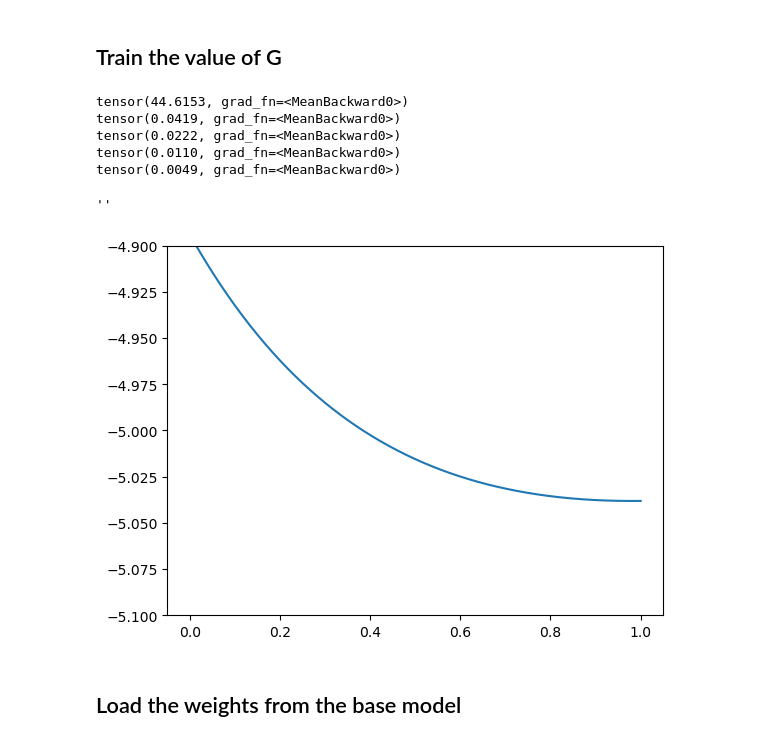
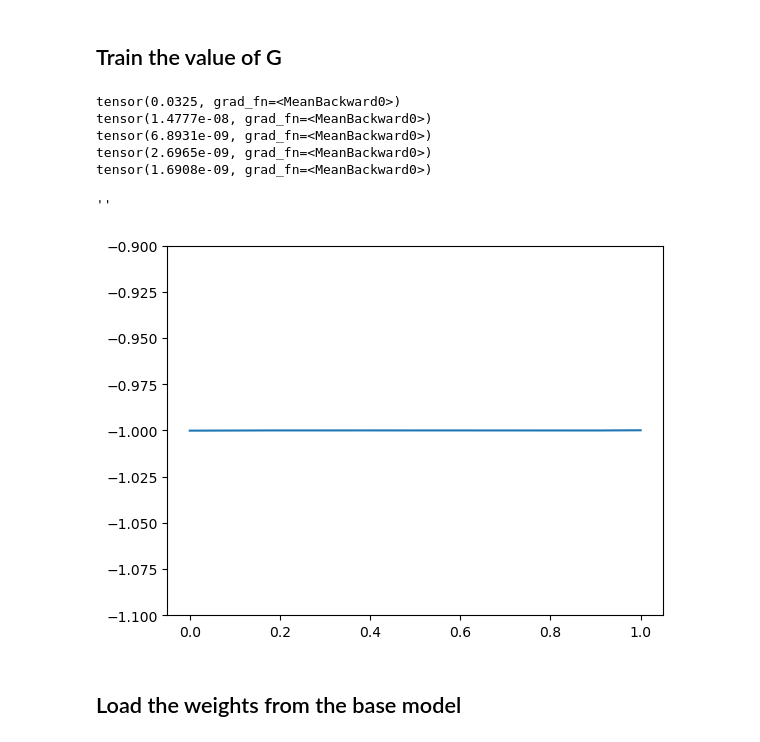
Before and after one commit to AlejandroPenacho/PINN-Project, a Jupyter notebook: pinn_approach.ipynb, the cells around one changed output. Drawn from its saved outputs; the diff is of its cells as text; code cells hidden in the pictures.

```diff
--- a/pinn_approach.ipynb
+++ b/pinn_approach.ipynb
@@ -352,34 +307,34 @@ g_model = neural.NNWithG(layers, [1, 10, 10, 1])
 # %%
 optimizer = torch.optim.Adam(g_model.parameters())
 x_array = torch.linspace(0, 1, 300).reshape(1, -1)
 
 for epoch in range(5000):
     optimizer.zero_grad()
-    loss = torch.mean(torch.square(g_model.compute_g(x_array) + 5))
+    loss = torch.mean(torch.square(g_model.compute_g(x_array) + 1))
     loss.backward()
     optimizer.step()
     if epoch % 1000 == 0:
         print(loss)
 
 with torch.no_grad():
     y_test = g_model.compute_g(x_array).detach()
 
 fig, ax = plt.subplots()
 ax.plot(
     x_array.reshape(-1),
     y_test.reshape(-1)
 )
 
-ax.set_ylim(-5.1, -4.9)
+ax.set_ylim(-1.1, -0.9)
 ""
 # %% [output]
-tensor(44.6153, grad_fn=<MeanBackward0>)
-tensor(0.0419, grad_fn=<MeanBackward0>)
-tensor(0.0222, grad_fn=<MeanBackward0>)
-tensor(0.0110, grad_fn=<MeanBackward0>)
-tensor(0.0049, grad_fn=<MeanBackward0>)
+tensor(0.0325, grad_fn=<MeanBackward0>)
+tensor(1.4777e-08, grad_fn=<MeanBackward0>)
+tensor(6.8931e-09, grad_fn=<MeanBackward0>)
+tensor(2.6965e-09, grad_fn=<MeanBackward0>)
+tensor(1.6908e-09, grad_fn=<MeanBackward0>)
 ''
-[figure, old version]
+[figure, new version]
 # %% [markdown]
 ## Load the weights from the base model
 # %%
```
Also changed, not shown: parts of 9 cells of this notebook, 3 other files.
